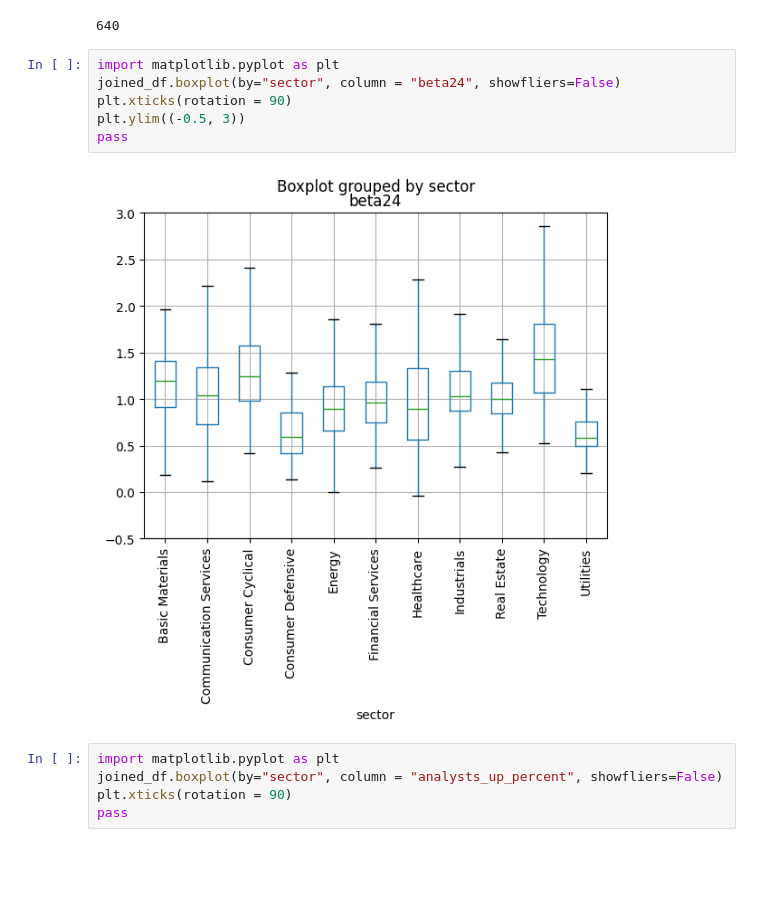
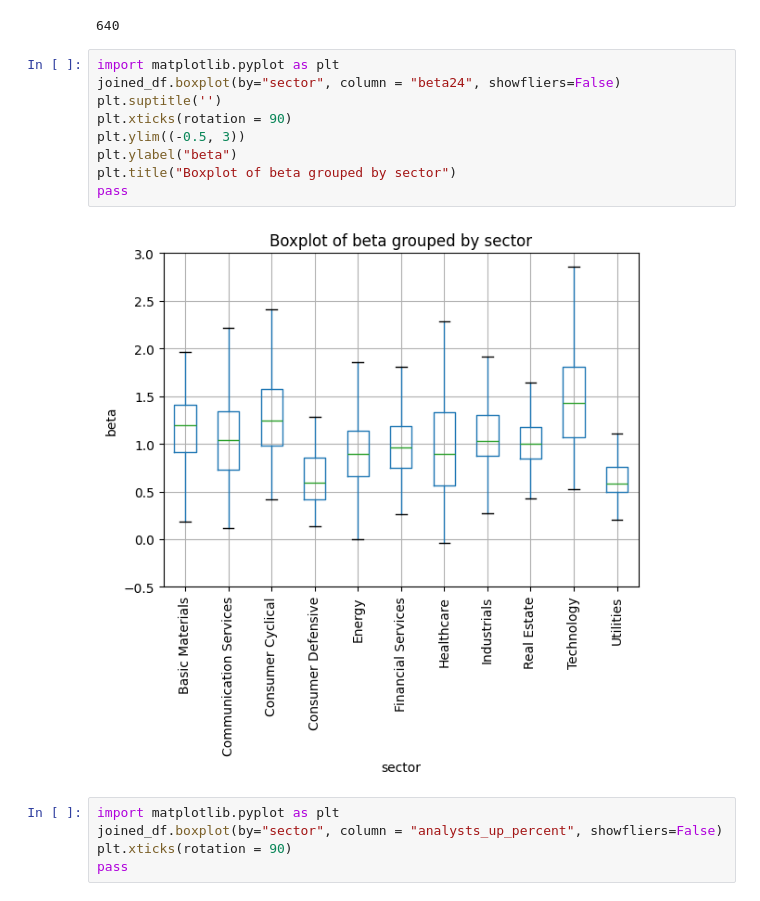
Before and after one commit to QuantBears/data-analysis, a Jupyter notebook: EDA/2023-10-02/eda.ipynb, the cells around one changed output. Saved outputs shown, nothing was run; the diff lists cells and outputs as text; blank space fills up the shorter version.

```diff
--- a/EDA/2023-10-02/eda.ipynb
+++ b/EDA/2023-10-02/eda.ipynb
@@ -290,11 +301,14 @@ joined_df["dividend_coverage_ratio_ttm"].isna().sum()
 # %%
 import matplotlib.pyplot as plt
 joined_df.boxplot(by="sector", column = "beta24", showfliers=False)
+plt.suptitle('')
 plt.xticks(rotation = 90)
 plt.ylim((-0.5, 3))
+plt.ylabel("beta")
+plt.title("Boxplot of beta grouped by sector")
 pass
 # %% [output]
-[figure, old version]
+[figure, new version]
 # %%
 import matplotlib.pyplot as plt
 joined_df.boxplot(by="sector", column = "analysts_up_percent", showfliers=False)
```
Also changed, not shown: parts of 3 cells of this notebook, 2 other files.
